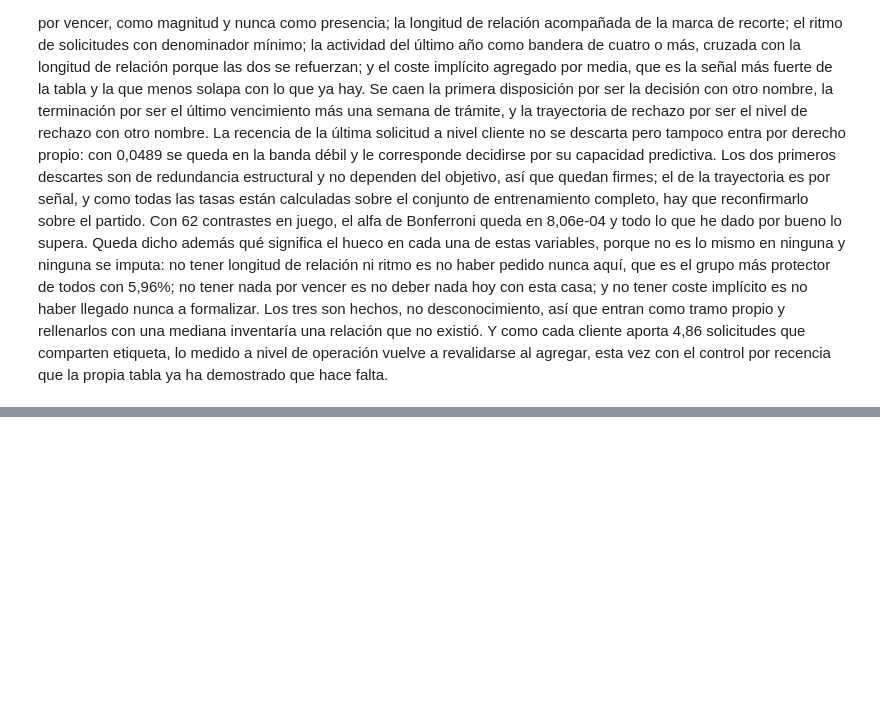
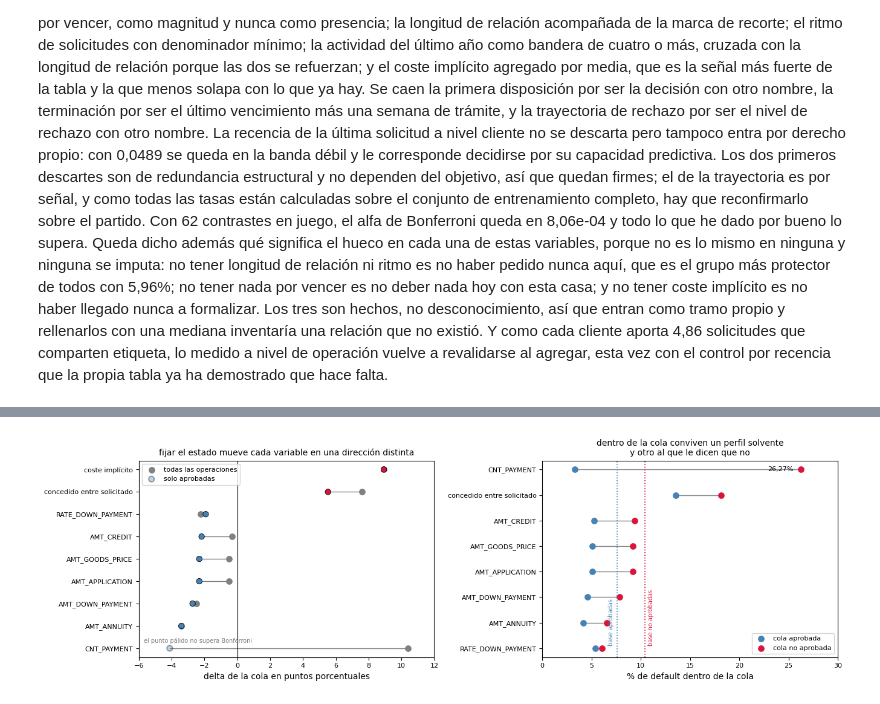
Before and after one commit to yeraybc/home-credit-default-risk, a Jupyter notebook: notebooks/04_eda_previous_application.ipynb, the cells around one changed output, grey strips where cells are left out. Drawn from its saved outputs; the diff is of its cells as text; code cells hidden in the pictures; blank space fills up the shorter version.

```diff
--- a/notebooks/04_eda_previous_application.ipynb
+++ b/notebooks/04_eda_previous_application.ipynb
@@ -3634,0 +3738,43 @@ De todo el eje temporal se conservan siete cosas: la antigüedad de la decisión
+# %%
+fig, ax = plt.subplots(1, 2, figsize=(13.5, 4.3))
+y = range(len(evidencia))
+for i, (g, a) in enumerate(zip(evidencia["delta global"], evidencia["delta aprobadas"])):
+    ax[0].plot([g, a], [i, i], color="gray", lw=1, zorder=1)
+ax[0].scatter(evidencia["delta global"], y, color="gray", s=45, zorder=2,
+              label="todas las operaciones")
+sig = evidencia["supera Bonferroni"].eq("sí")
+ax[0].scatter(evidencia["delta aprobadas"], y, s=45, zorder=3, label="solo aprobadas",
+              color=[COLOR_DEF if v > 0 else COLOR_NODEF for v in evidencia["delta aprobadas"]],
+              edgecolors="black", linewidths=[0.6 if s else 1.4 for s in sig],
+              alpha=[1.0 if s else 0.35 for s in sig])
+ax[0].axvline(0, color="black", lw=0.8)
+ax[0].set(yticks=list(y), yticklabels=evidencia.index, xlim=(-6, 12),
+          xlabel="delta de la cola en puntos porcentuales")
+ax[0].set_title("fijar el estado mueve cada variable en una dirección distinta", fontsize=10)
+ax[0].legend(fontsize=8, loc="upper left")
+ax[0].tick_params(labelsize=8)
+ax[0].text(-5.7, 0.25, "el punto pálido no supera Bonferroni", fontsize=7, color="gray")
+
+# el mecanismo: dentro de la cola conviven dos poblaciones con riesgo opuesto
+m = evidencia.drop(index="coste implícito").sort_values("cola no aprobada")
+p = range(len(m))
+for i, (a, b) in enumerate(zip(m["cola aprobada"], m["cola no aprobada"])):
+    ax[1].plot([a, b], [i, i], color="gray", lw=1, zorder=0)
+ax[1].scatter(m["cola aprobada"], p, color=COLOR_NODEF, s=45, label="cola aprobada")
+ax[1].scatter(m["cola no aprobada"], p, color=COLOR_DEF, s=45, label="cola no aprobada")
+ax[1].axvline(pt["TARGET"][aprobada].mean() * 100, color=COLOR_NODEF, ls=":", lw=1.2)
+ax[1].axvline(pt["TARGET"][~aprobada].mean() * 100, color=COLOR_DEF, ls=":", lw=1.2)
+ax[1].annotate("26,27%", (26.27, len(m) - 1), fontsize=8, xytext=(-40, -2), textcoords="offset points")
+ax[1].text(pt["TARGET"][aprobada].mean() * 100 - 0.3, 0.15, "base aprobadas", fontsize=7,
+           color=COLOR_NODEF, rotation=90, ha="right")
+ax[1].text(pt["TARGET"][~aprobada].mean() * 100 + 0.3, 0.15, "base no aprobadas", fontsize=7,
+           color=COLOR_DEF, rotation=90)
+ax[1].set(yticks=list(p), yticklabels=m.index, xlim=(0, 30), xlabel="% de default dentro de la cola")
+ax[1].set_title("dentro de la cola conviven un perfil solvente\ny otro al que le dicen que no",
+                fontsize=10)
+ax[1].legend(fontsize=8, loc="lower right")
+ax[1].tick_params(labelsize=8)
+plt.tight_layout()
+plt.show()
+# %% [output]
+[figure, added]
```
Also changed, not shown: parts of 16 cells of this notebook.
